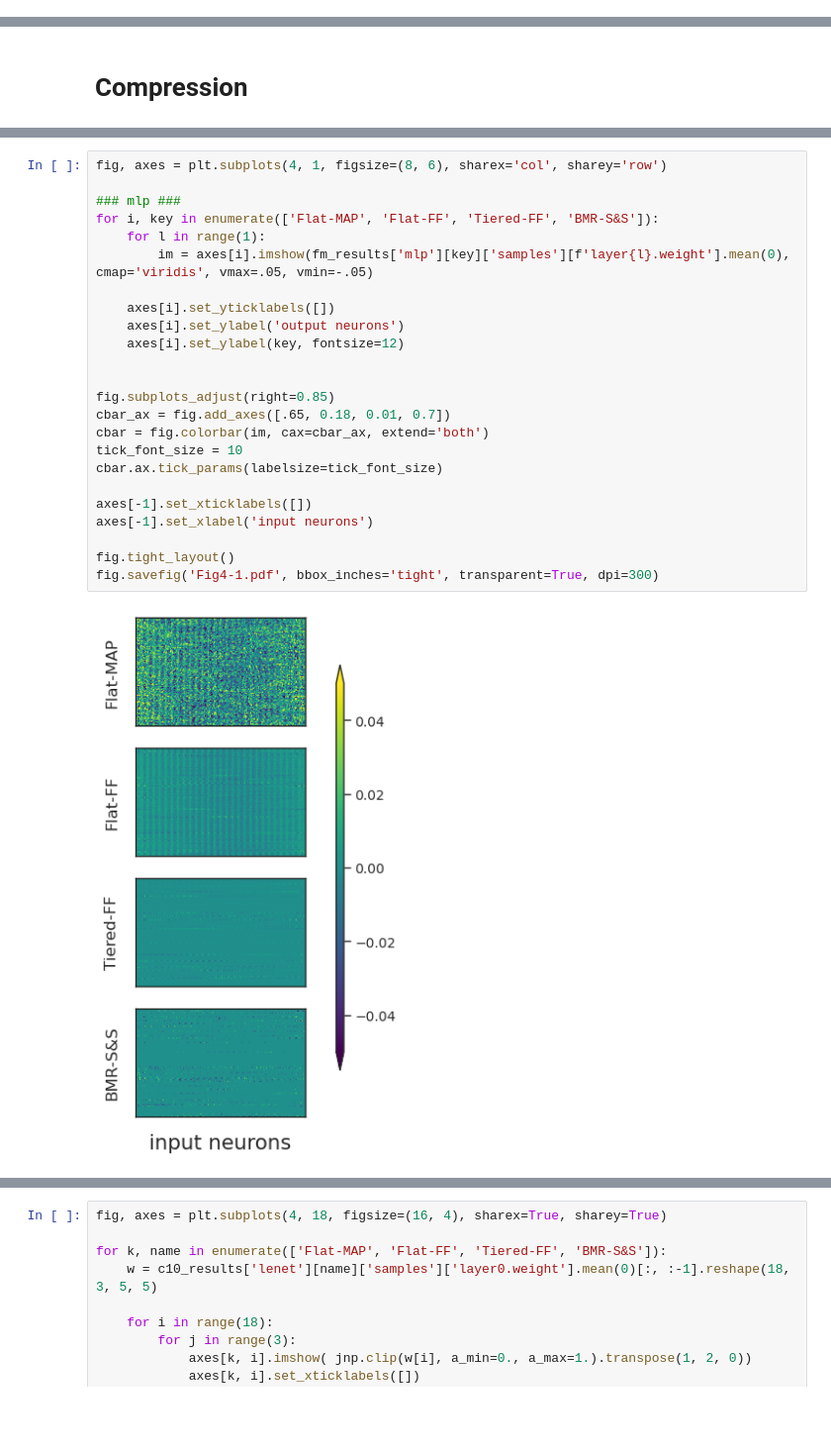
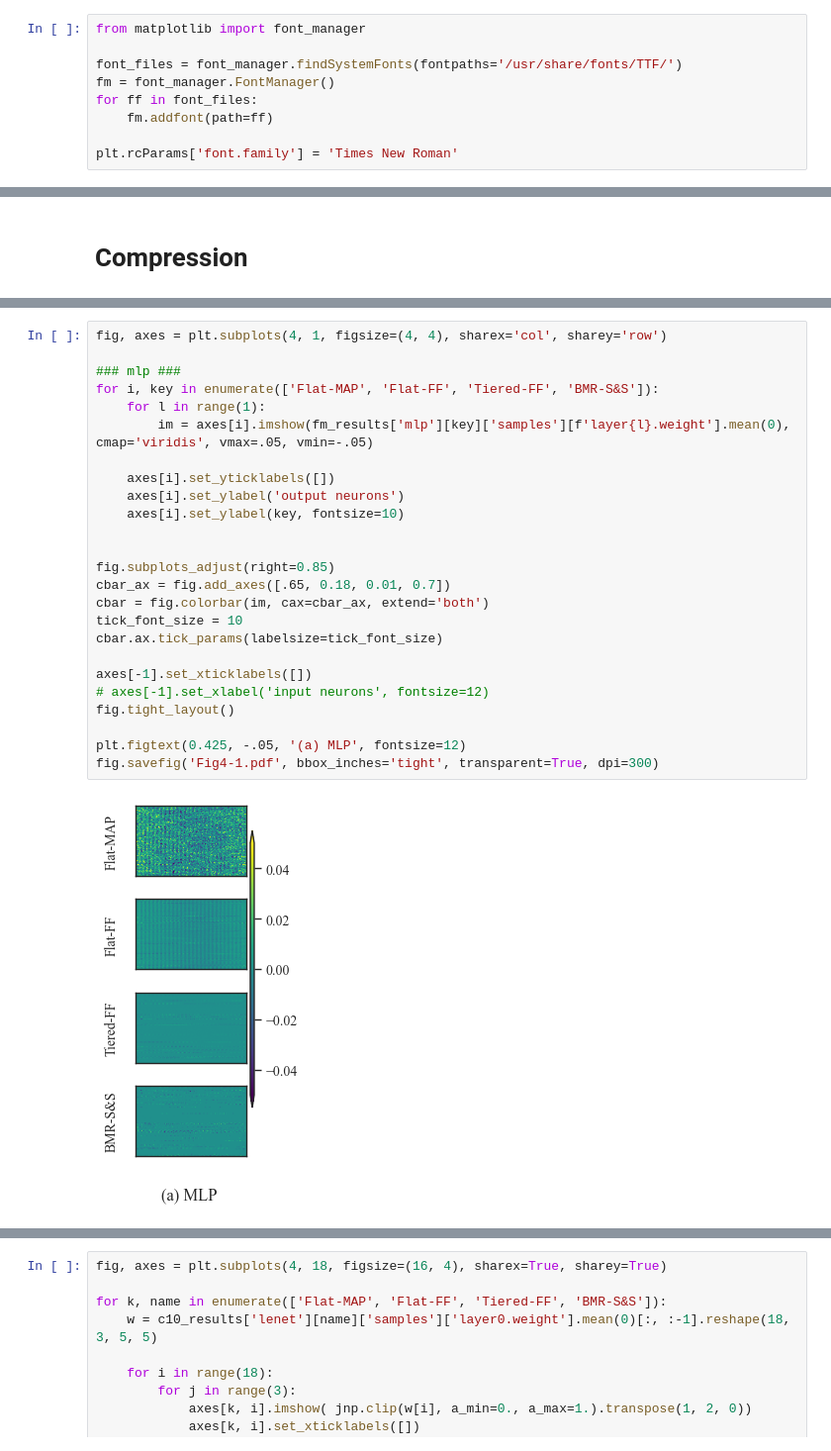
Before and after one commit to dimarkov/bmr4pml, a Jupyter notebook: notebooks/plot_comparison_results.ipynb, the cells around one changed output, grey strips where cells are left out. Shown at 99% size. Cells and saved outputs as stored; diff of their text form; blank space fills up the shorter version.

```diff
--- a/notebooks/plot_comparison_results.ipynb
+++ b/notebooks/plot_comparison_results.ipynb
@@ -25,6 +26,15 @@ warnings.filterwarnings('ignore')
 %matplotlib inline
 sns.set_theme(context='paper', style='white', font_scale=1.6, color_codes=True)
 sns.set_palette(sns.color_palette("colorblind"))
+# %%
+from matplotlib import font_manager
+
+font_files = font_manager.findSystemFonts(fontpaths='/usr/share/fonts/TTF/')
+fm = font_manager.FontManager()
+for ff in font_files:
+    fm.addfont(path=ff)
+
+plt.rcParams['font.family'] = 'Times New Roman'
 # %%
 def plot_performance(axes, results, num_epochs, ylims=[[.7, .95]]):
     for key in ['Flat-MAP', 'Flat-FF', 'BMR-S&S', 'Tiered-FF']:
@@ -201,29 +211,30 @@ fig.savefig('Fig3.pdf', bbox_inches='tight', transparent=True, dpi=300)
 # %%
-fig, axes = plt.subplots(4, 1, figsize=(8, 6), sharex='col', sharey='row')
+fig, axes = plt.subplots(4, 1, figsize=(4, 4), sharex='col', sharey='row')
 
 ### mlp ###
 for i, key in enumerate(['Flat-MAP', 'Flat-FF', 'Tiered-FF', 'BMR-S&S']):
     for l in range(1):
         im = axes[i].imshow(fm_results['mlp'][key]['samples'][f'layer{l}.weight'].mean(0), cmap='viridis', vmax=.05, vmin=-.05)
 
     axes[i].set_yticklabels([])
     axes[i].set_ylabel('output neurons')
-    axes[i].set_ylabel(key, fontsize=12)
+    axes[i].set_ylabel(key, fontsize=10)
 
 
 fig.subplots_adjust(right=0.85)
 cbar_ax = fig.add_axes([.65, 0.18, 0.01, 0.7])
 cbar = fig.colorbar(im, cax=cbar_ax, extend='both')
 tick_font_size = 10
 cbar.ax.tick_params(labelsize=tick_font_size)
 
 axes[-1].set_xticklabels([])
-axes[-1].set_xlabel('input neurons')
+# axes[-1].set_xlabel('input neurons', fontsize=12)
+fig.tight_layout()
 
-fig.tight_layout()
+plt.figtext(0.425, -.05, '(a) MLP', fontsize=12)
 fig.savefig('Fig4-1.pdf', bbox_inches='tight', transparent=True, dpi=300)
 # %% [output]
-[figure, old version]
+[figure, new version]
 # %%
 fig, axes = plt.subplots(4, 6, figsize=(6, 4), sharex=True, sharey=True)
 
```
Also changed, not shown: parts of 8 cells of this notebook.
